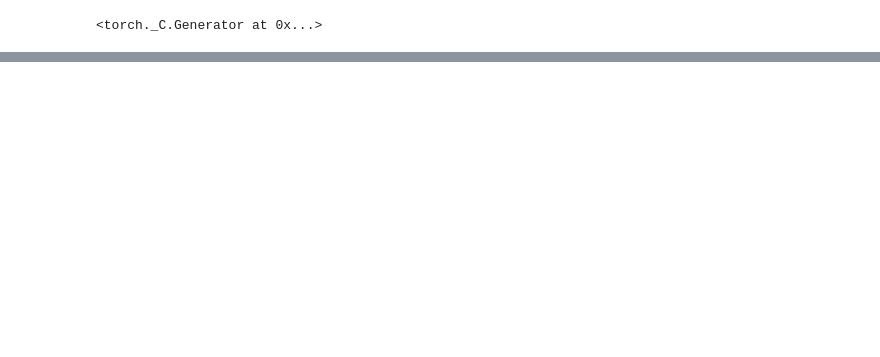
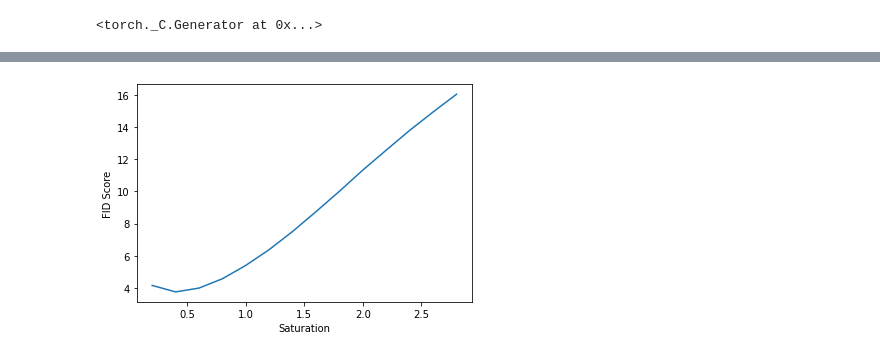
Before and after one commit to codysfang/FID_score_research, a Jupyter notebook: diffusion_images_investigation.ipynb, the cells around one changed output, grey strips where cells are left out. Drawn from its saved outputs; the diff is of its cells as text; code cells hidden in the pictures; blank space fills up the shorter version.

```diff
--- a/diffusion_images_investigation.ipynb
+++ b/diffusion_images_investigation.ipynb
@@ -51,0 +56,5 @@ FID_util.display_image(CIFAR_generated[7])
+# %%
+FID_util.plot_FID(level_array, transforms.functional.adjust_saturation, "Saturation", CelebA_train, CelebA_generated)
+plt.savefig("plots/diffusion_image_graphs/g_CelebA_saturation_fid_scores")
+# %% [output]
+[figure, added]
```
Also changed, not shown: parts of 27 cells of this notebook, 12 other files.
